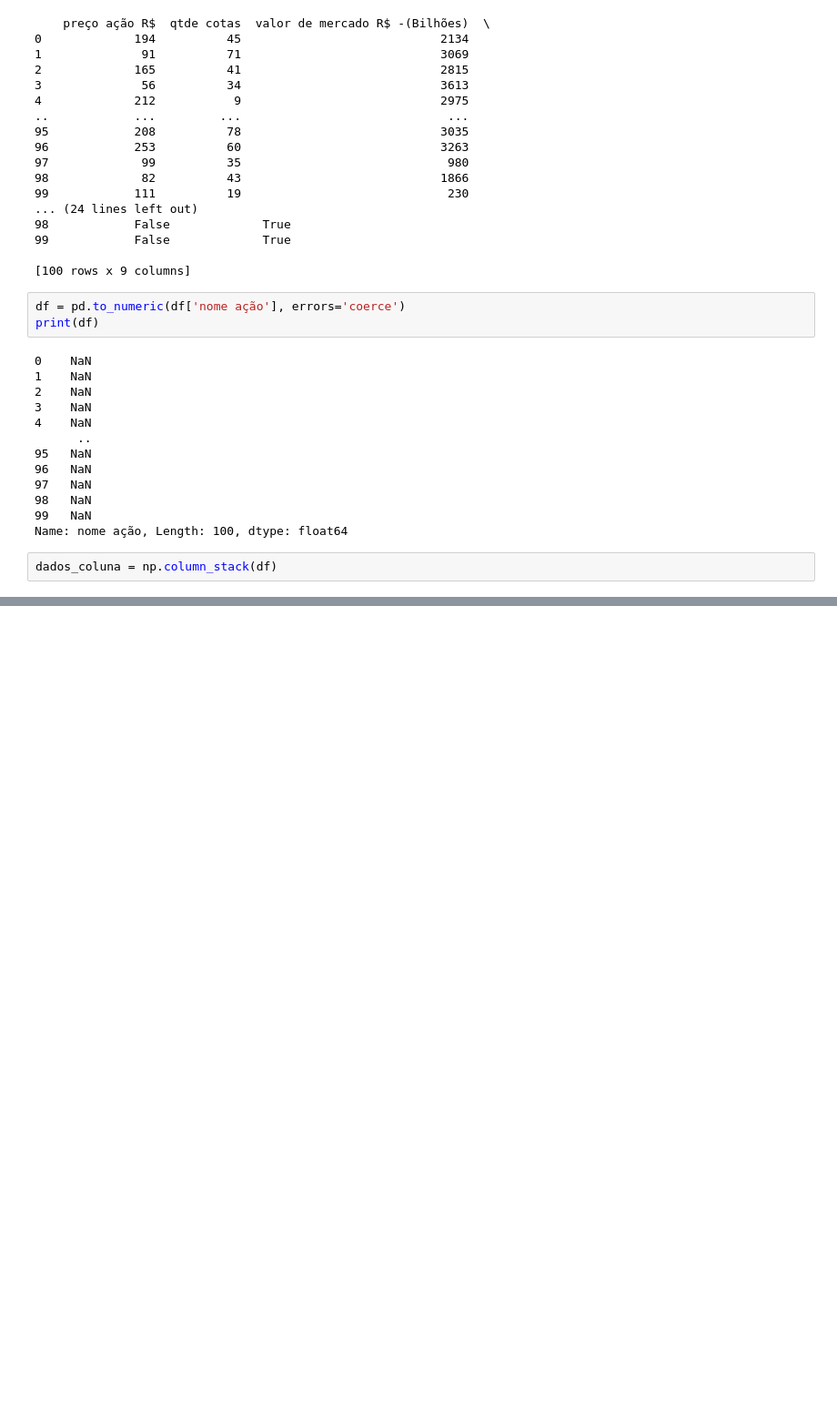
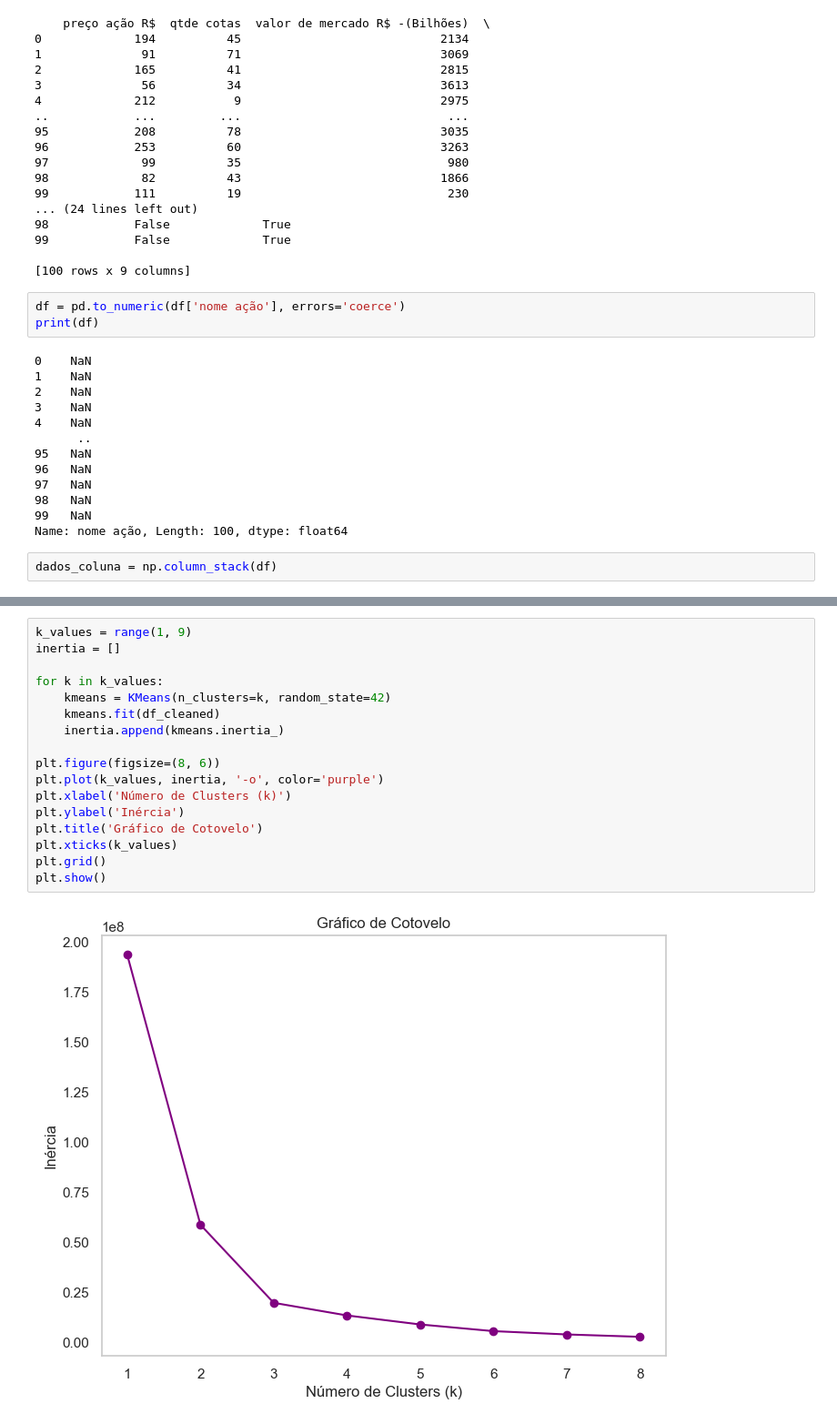
Before and after one commit to Isadorq/IABD---Exemplo-aula-2, a Jupyter notebook: somativa 25.11/somativa.ipynb, the cells around one changed output, grey strips where cells are left out. Shown at 91% size. Cells and saved outputs as stored; diff of their text form; blank space fills up the shorter version.

```diff
--- a/somativa 25.11/somativa.ipynb
+++ b/somativa 25.11/somativa.ipynb
@@ -229,0 +150,19 @@ Centros dos clusters:
+# %%
+k_values = range(1, 9)
+inertia = []
+
+for k in k_values:
+    kmeans = KMeans(n_clusters=k, random_state=42)
+    kmeans.fit(df_cleaned)
+    inertia.append(kmeans.inertia_)
+
+plt.figure(figsize=(8, 6))
+plt.plot(k_values, inertia, '-o', color='purple')
+plt.xlabel('Número de Clusters (k)')
+plt.ylabel('Inércia')
+plt.title('Gráfico de Cotovelo')
+plt.xticks(k_values)
+plt.grid()
+plt.show()
+# %% [output]
+[figure, added]
```
Also changed, not shown: parts of 6 cells of this notebook.
